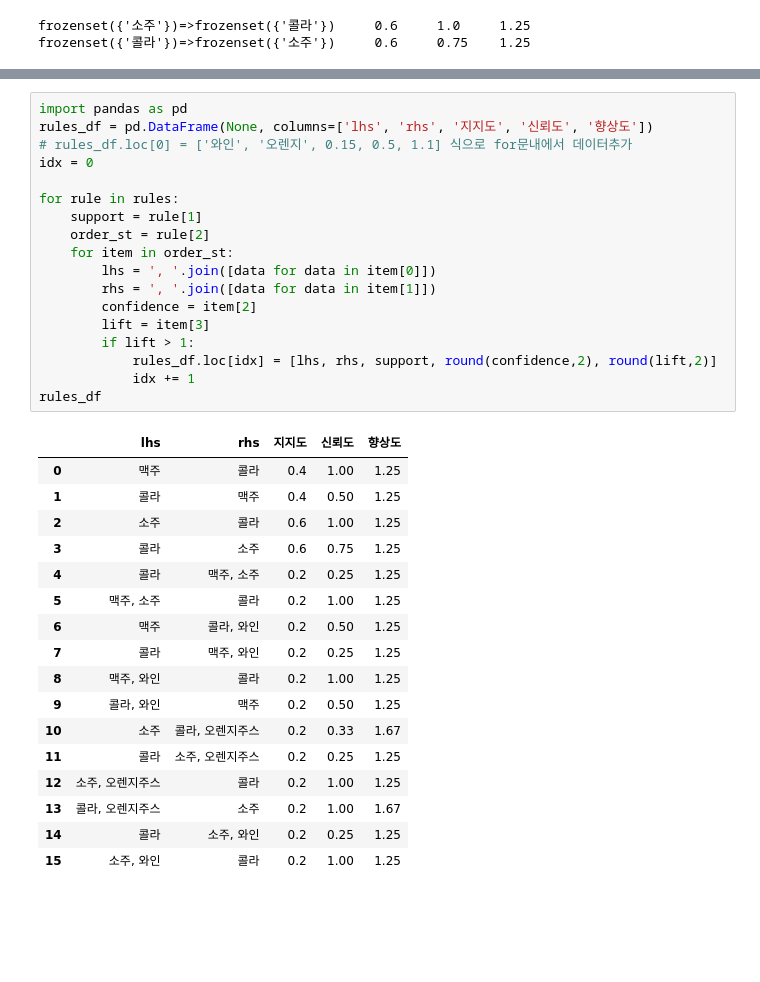
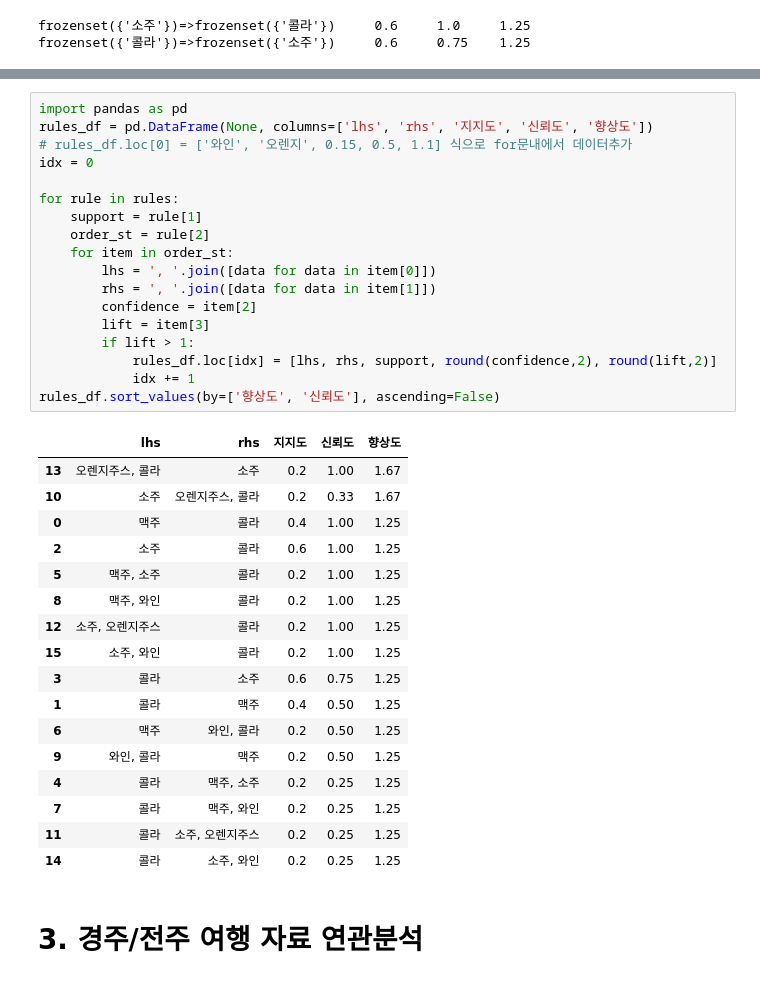
Before and after one commit to onizuka-38/ai_x, a Jupyter notebook: source/07_자연어처리/ch3_연관분석.ipynb, the cells around one changed output, grey strips where cells are left out. Drawn from its saved outputs; the diff is of its cells as text; blank space fills up the shorter version.

Commit message:
연관분석

```diff
--- a/source/07_자연어처리/ch3_연관분석.ipynb
+++ b/source/07_자연어처리/ch3_연관분석.ipynb
@@ -116,36 +116,38 @@ for rule in rules:
 # %%
 import pandas as pd
 rules_df = pd.DataFrame(None, columns=['lhs', 'rhs', '지지도', '신뢰도', '향상도'])
 # rules_df.loc[0] = ['와인', '오렌지', 0.15, 0.5, 1.1] 식으로 for문내에서 데이터추가
 idx = 0
 
 for rule in rules:
     support = rule[1]
     order_st = rule[2]
     for item in order_st:
         lhs = ', '.join([data for data in item[0]])
         rhs = ', '.join([data for data in item[1]])
         confidence = item[2]
         lift = item[3]
         if lift > 1:
             rules_df.loc[idx] = [lhs, rhs, support, round(confidence,2), round(lift,2)]
             idx += 1
-rules_df
+rules_df.sort_values(by=['향상도', '신뢰도'], ascending=False)
 # %% [output]
 |  | lhs | rhs | 지지도 | 신뢰도 | 향상도 |
+| 13 | 오렌지주스, 콜라 | 소주 | 0.2 | 1.00 | 1.67 |
+| 10 | 소주 | 오렌지주스, 콜라 | 0.2 | 0.33 | 1.67 |
 | 0 | 맥주 | 콜라 | 0.4 | 1.00 | 1.25 |
+| 2 | 소주 | 콜라 | 0.6 | 1.00 | 1.25 |
+| 5 | 맥주, 소주 | 콜라 | 0.2 | 1.00 | 1.25 |
+| 8 | 맥주, 와인 | 콜라 | 0.2 | 1.00 | 1.25 |
+| 12 | 소주, 오렌지주스 | 콜라 | 0.2 | 1.00 | 1.25 |
+| 15 | 소주, 와인 | 콜라 | 0.2 | 1.00 | 1.25 |
+| 3 | 콜라 | 소주 | 0.6 | 0.75 | 1.25 |
 | 1 | 콜라 | 맥주 | 0.4 | 0.50 | 1.25 |
-| 2 | 소주 | 콜라 | 0.6 | 1.00 | 1.25 |
-| 3 | 콜라 | 소주 | 0.6 | 0.75 | 1.25 |
+| 6 | 맥주 | 와인, 콜라 | 0.2 | 0.50 | 1.25 |
+| 9 | 와인, 콜라 | 맥주 | 0.2 | 0.50 | 1.25 |
 | 4 | 콜라 | 맥주, 소주 | 0.2 | 0.25 | 1.25 |
-| 5 | 맥주, 소주 | 콜라 | 0.2 | 1.00 | 1.25 |
-| 6 | 맥주 | 콜라, 와인 | 0.2 | 0.50 | 1.25 |
 | 7 | 콜라 | 맥주, 와인 | 0.2 | 0.25 | 1.25 |
-| 8 | 맥주, 와인 | 콜라 | 0.2 | 1.00 | 1.25 |
-| 9 | 콜라, 와인 | 맥주 | 0.2 | 0.50 | 1.25 |
-| 10 | 소주 | 콜라, 오렌지주스 | 0.2 | 0.33 | 1.67 |
 | 11 | 콜라 | 소주, 오렌지주스 | 0.2 | 0.25 | 1.25 |
-| 12 | 소주, 오렌지주스 | 콜라 | 0.2 | 1.00 | 1.25 |
-| 13 | 콜라, 오렌지주스 | 소주 | 0.2 | 1.00 | 1.67 |
 | 14 | 콜라 | 소주, 와인 | 0.2 | 0.25 | 1.25 |
-| 15 | 소주, 와인 | 콜라 | 0.2 | 1.00 | 1.25 |
+# %% [markdown]
+# 3. 경주/전주 여행 자료 연관분석
```
Also changed, not shown: parts of 7 cells of this notebook, 7 other files.
